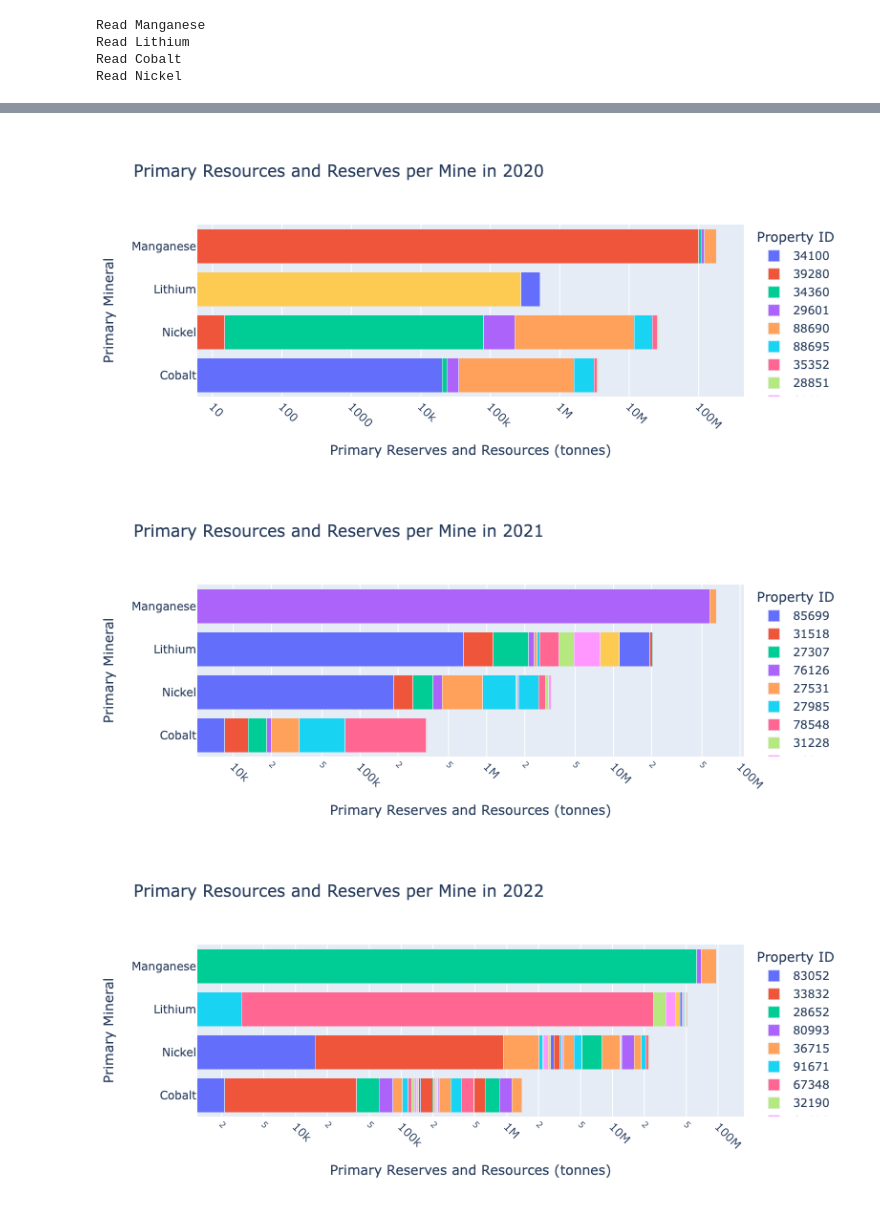
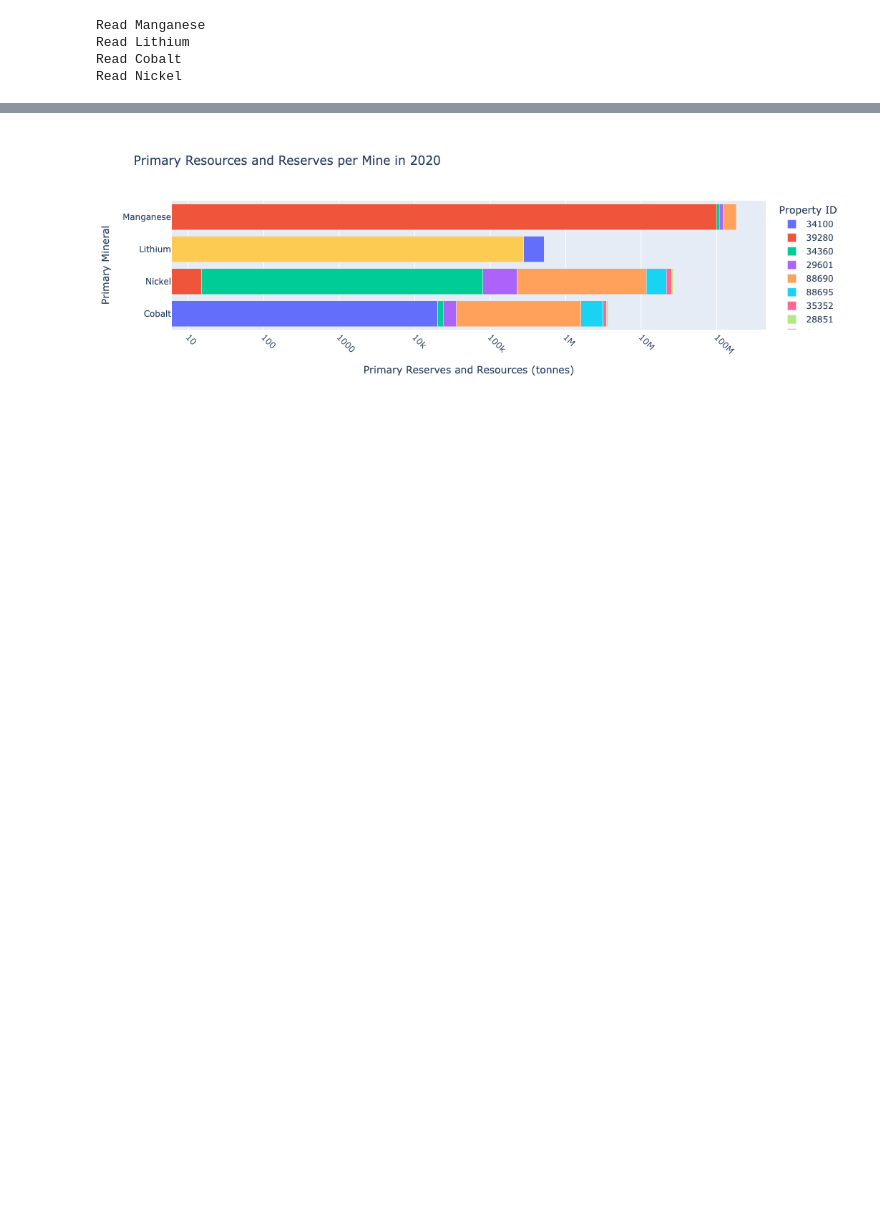
Before and after one commit to changbatterygroup/CriticalMinerals, a Jupyter notebook: Critical Minerals Analysis.ipynb, the cells around one changed output, grey strips where cells are left out. Drawn from its saved outputs; the diff is of its cells as text; code cells hidden in the pictures; blank space fills up the shorter version.

```diff
--- a/Critical Minerals Analysis.ipynb
+++ b/Critical Minerals Analysis.ipynb
@@ -24,24 +31,9 @@ for i, mineral in enumerate(minerals):
     data = pd.read_excel("SPGlobal_MetalsAndMiningProperties-Nov-2024.xls", sheet_name = mineral, header=1)
     print(f"Read {mineral}")
 
-    c = "Country/Region Risk Score & Outlook"
-
-    pattern = r"(?P<Risk_Score>\d+.?\d+)?(?P<Risk_Category>[\w\s]+)?\s*-\s*(?P<Change_Indicator>[\w\s]+)"
-    separate_risk_vals = data[c].str.extract(pattern)
-    separate_risk_vals.columns = [col.replace('_', ' ') for col in separate_risk_vals.columns]
-    separate_risk_vals["Risk Score"] = separate_risk_vals["Risk Score"].astype(float)
-
-
-    for i, x in enumerate(separate_risk_vals.columns):
-        data.insert(list(data.columns).index(c) + i , x, separate_risk_vals[x])
-
-
-    data.drop(c, axis = 1 ,inplace=True)
     data.dropna(subset="Primary Reserves and Resources", inplace = True)
     data["Reserves & Resources As Of Date"] = pd.to_datetime(data["Reserves & Resources As Of Date"])
-
     data["Primary Mineral"] = mineral
-
 
     if i == 0:
         combined = data
@@ -105,13 +81,8 @@ def get_breakdown_by_mine(df, year):
         xaxis_title="Primary Reserves and Resources (tonnes)",
         xaxis_tickangle=45
     )
-    fig.show()
+    return fig
 # %%
 get_breakdown_by_mine(combined, 2020)
-get_breakdown_by_mine(combined, 2021)
-get_breakdown_by_mine(combined, 2022)
-get_breakdown_by_mine(combined, 2023)
 # %% [output]
-[figure, old version]
+[figure, new version]
-[figure, removed]
-[figure, removed]
```
Also changed, not shown: parts of 6 cells of this notebook.
